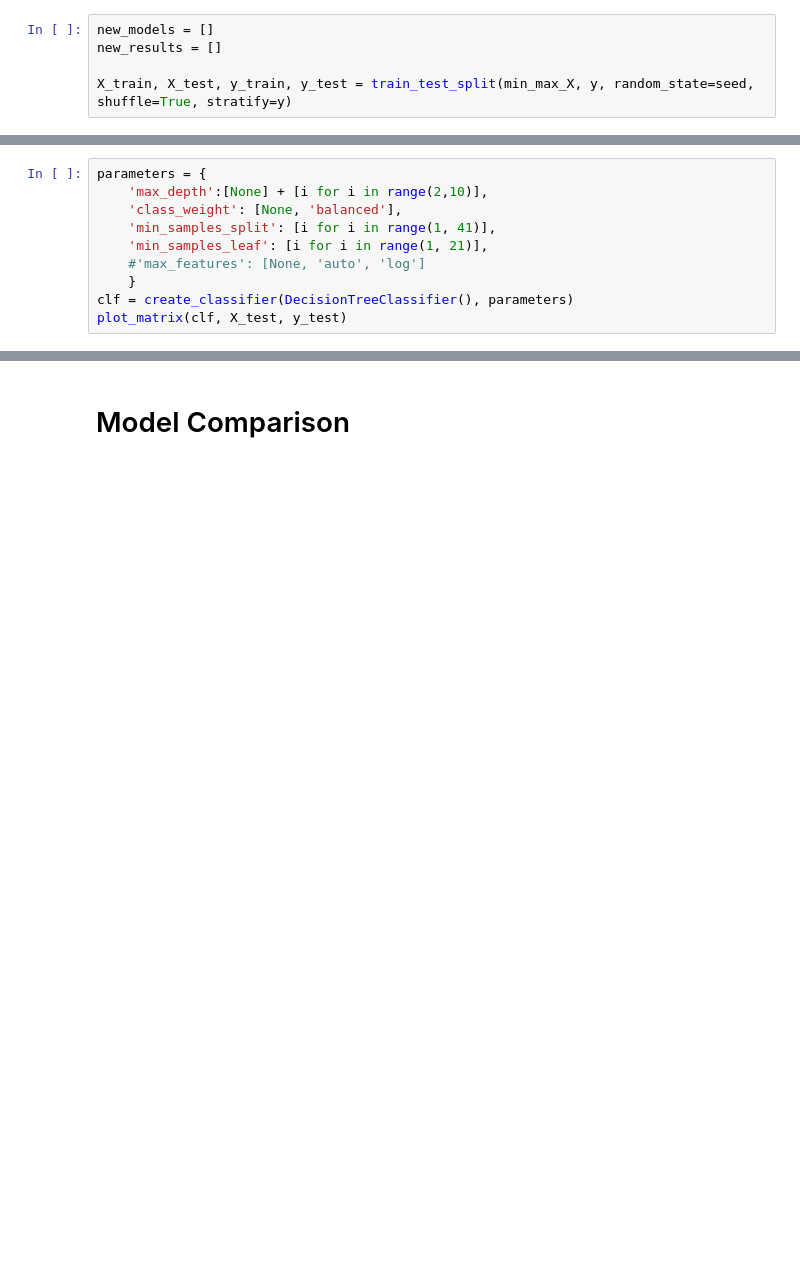
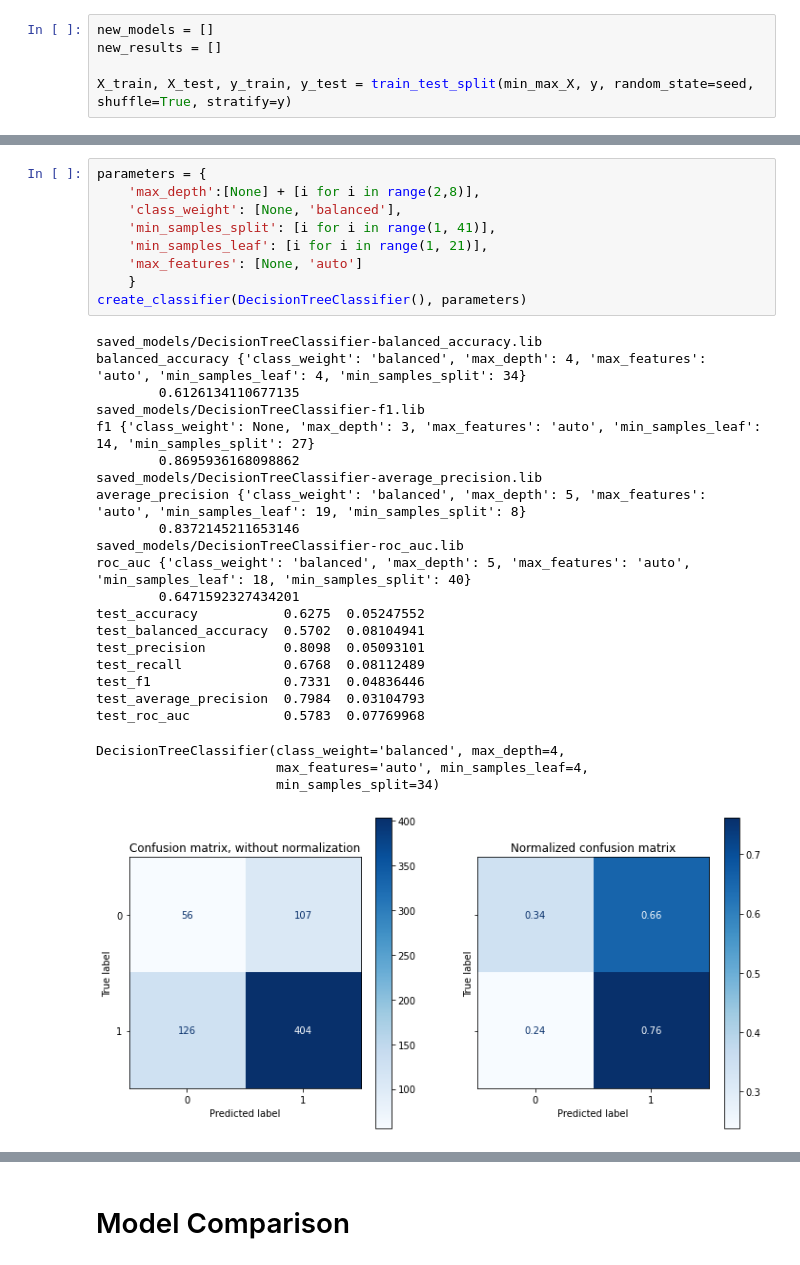
Before and after one commit to Hadryan/Personalized-Music-Recommendations, a Jupyter notebook: scikit_models.ipynb, the cells around one changed output, grey strips where cells are left out. Drawn from its saved outputs; the diff is of its cells as text; blank space fills up the shorter version.

```diff
--- a/scikit_models.ipynb
+++ b/scikit_models.ipynb
@@ -338,13 +341,36 @@ plt.draw()
 # %%
 parameters = {
-    'max_depth':[None] + [i for i in range(2,10)],
+    'max_depth':[None] + [i for i in range(2,8)],
     'class_weight': [None, 'balanced'],
     'min_samples_split': [i for i in range(1, 41)],
     'min_samples_leaf': [i for i in range(1, 21)],
-    #'max_features': [None, 'auto', 'log']
+    'max_features': [None, 'auto']
     }
-clf = create_classifier(DecisionTreeClassifier(), parameters)
-plot_matrix(clf, X_test, y_test)
+create_classifier(DecisionTreeClassifier(), parameters)
+# %% [output]
+saved_models/DecisionTreeClassifier-balanced_accuracy.lib
+balanced_accuracy {'class_weight': 'balanced', 'max_depth': 4, 'max_features': 'auto', 'min_samples_leaf': 4, 'min_samples_split': 34}
+        0.6126134110677135
+saved_models/DecisionTreeClassifier-f1.lib
+f1 {'class_weight': None, 'max_depth': 3, 'max_features': 'auto', 'min_samples_leaf': 14, 'min_samples_split': 27}
+        0.8695936168098862
+saved_models/DecisionTreeClassifier-average_precision.lib
+average_precision {'class_weight': 'balanced', 'max_depth': 5, 'max_features': 'auto', 'min_samples_leaf': 19, 'min_samples_split': 8}
+        0.8372145211653146
+saved_models/DecisionTreeClassifier-roc_auc.lib
+roc_auc {'class_weight': 'balanced', 'max_depth': 5, 'max_features': 'auto', 'min_samples_leaf': 18, 'min_samples_split': 40}
+        0.6471592327434201
+test_accuracy           0.6275  0.05247552
+test_balanced_accuracy  0.5702  0.08104941
+test_precision          0.8098  0.05093101
+test_recall             0.6768  0.08112489
+test_f1                 0.7331  0.04836446
+test_average_precision  0.7984  0.03104793
+test_roc_auc            0.5783  0.07769968
+DecisionTreeClassifier(class_weight='balanced', max_depth=4,
+                       max_features='auto', min_samples_leaf=4,
+                       min_samples_split=34)
+[figure, added]
 # %%
 parameters = {}
 clf = create_classifier(GaussianNB(), parameters)
```
Also changed, not shown: parts of 14 cells of this notebook.
